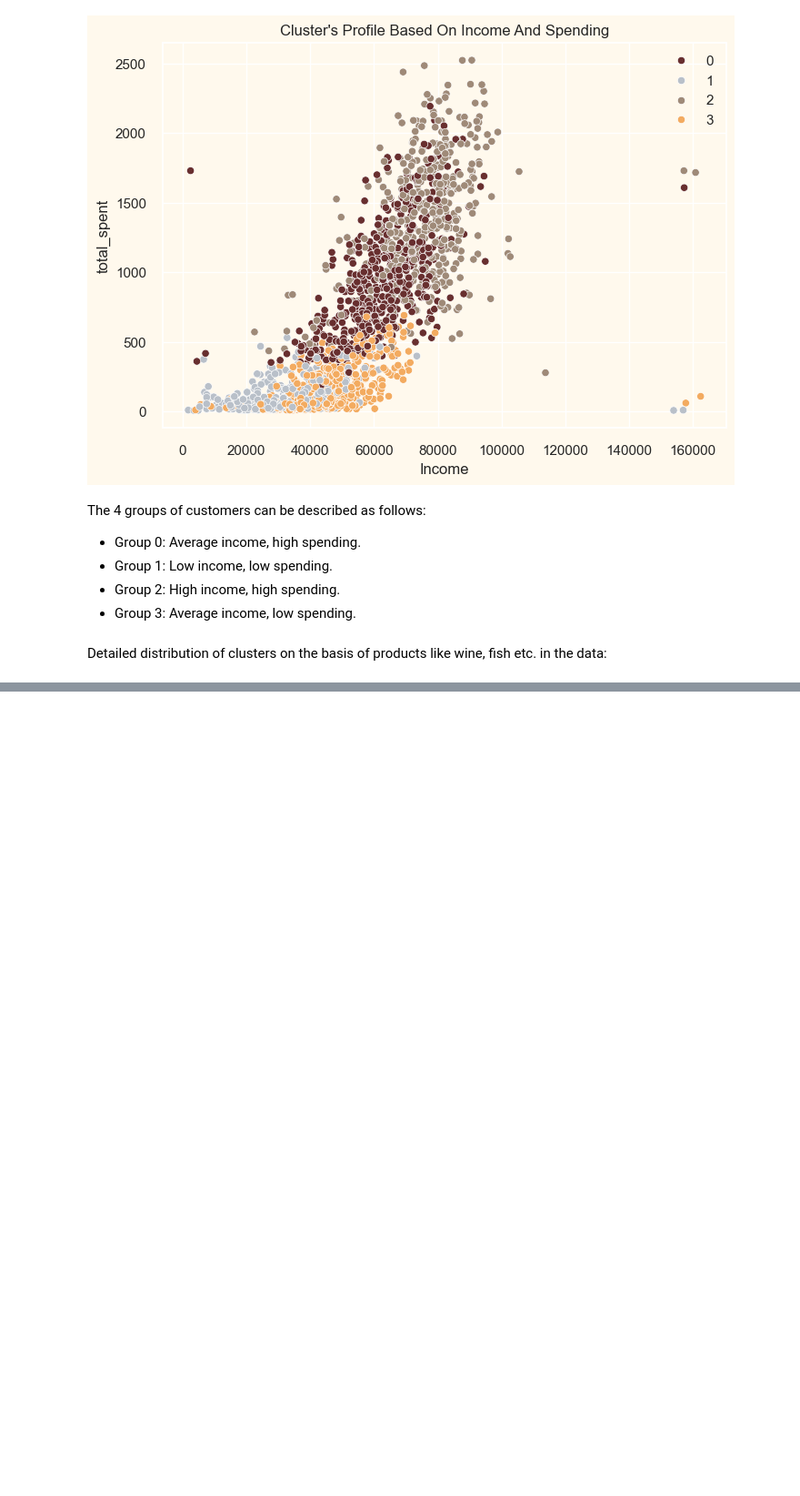
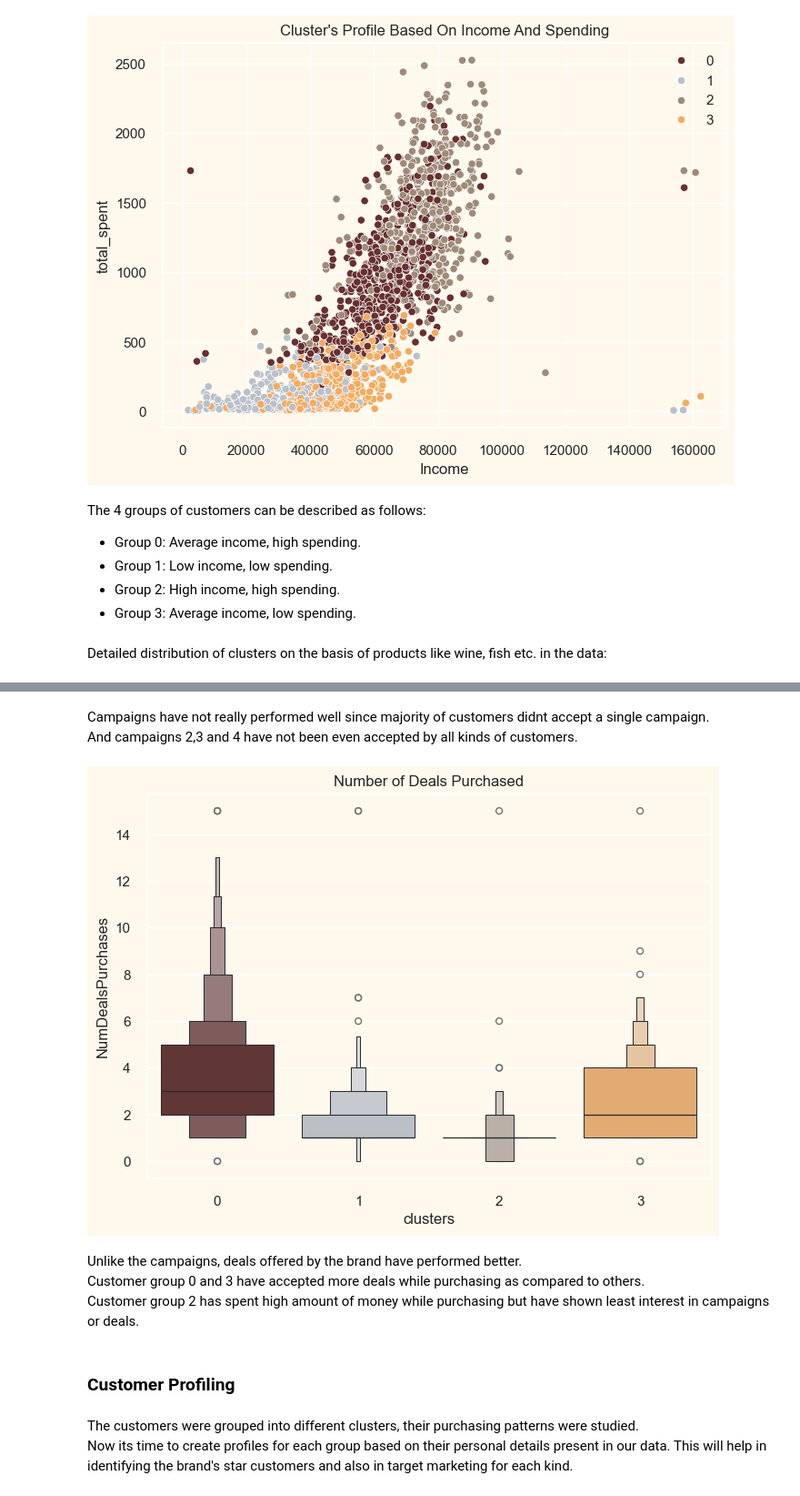
Before and after one commit to Cshefali/Data-Analysis-And-Viz-Python, a Jupyter notebook: customer_segmentation_project1/p1_customer_segmentation.ipynb, the cells around one changed output, grey strips where cells are left out. Shown at 91% size. Drawn from its saved outputs; the diff is of its cells as text; code cells hidden in the pictures; blank space fills up the shorter version.

```diff
--- a/customer_segmentation_project1/p1_customer_segmentation.ipynb
+++ b/customer_segmentation_project1/p1_customer_segmentation.ipynb
@@ -740,0 +744,22 @@ plt.show()
+# %% [markdown]
+Campaigns have not really performed well since majority of customers didnt accept a single campaign.
+And campaigns 2,3 and 4 have not been even accepted by all kinds of customers.
+# %%
+#Plotting the number of deals purchased
+plt.figure()
+pl=sns.boxenplot(y=data["NumDealsPurchases"],x=data["clusters"], palette= pal, hue=data['clusters'], legend=False
+                )
+pl.set_title("Number of Deals Purchased")
+plt.show()
+# %% [output]
+[figure, added]
+# %% [markdown]
+Unlike the campaigns, deals offered by the brand have performed better.
+Customer group 0 and 3 have accepted more deals while purchasing as compared to others.
+Customer group 2 has spent high amount of money while purchasing but have shown least interest in campaigns or deals.
+# %% [markdown]
+<h3>Customer Profiling</h3>
+# %% [markdown]
+The customers were grouped into different clusters, their purchasing patterns were studied.
+Now its time to create profiles for each group based on their personal details present in our data.
+This will help in identifying the brand's star customers and also in target marketing for each kind.
```
Also changed, not shown: parts of 13 cells of this notebook.
